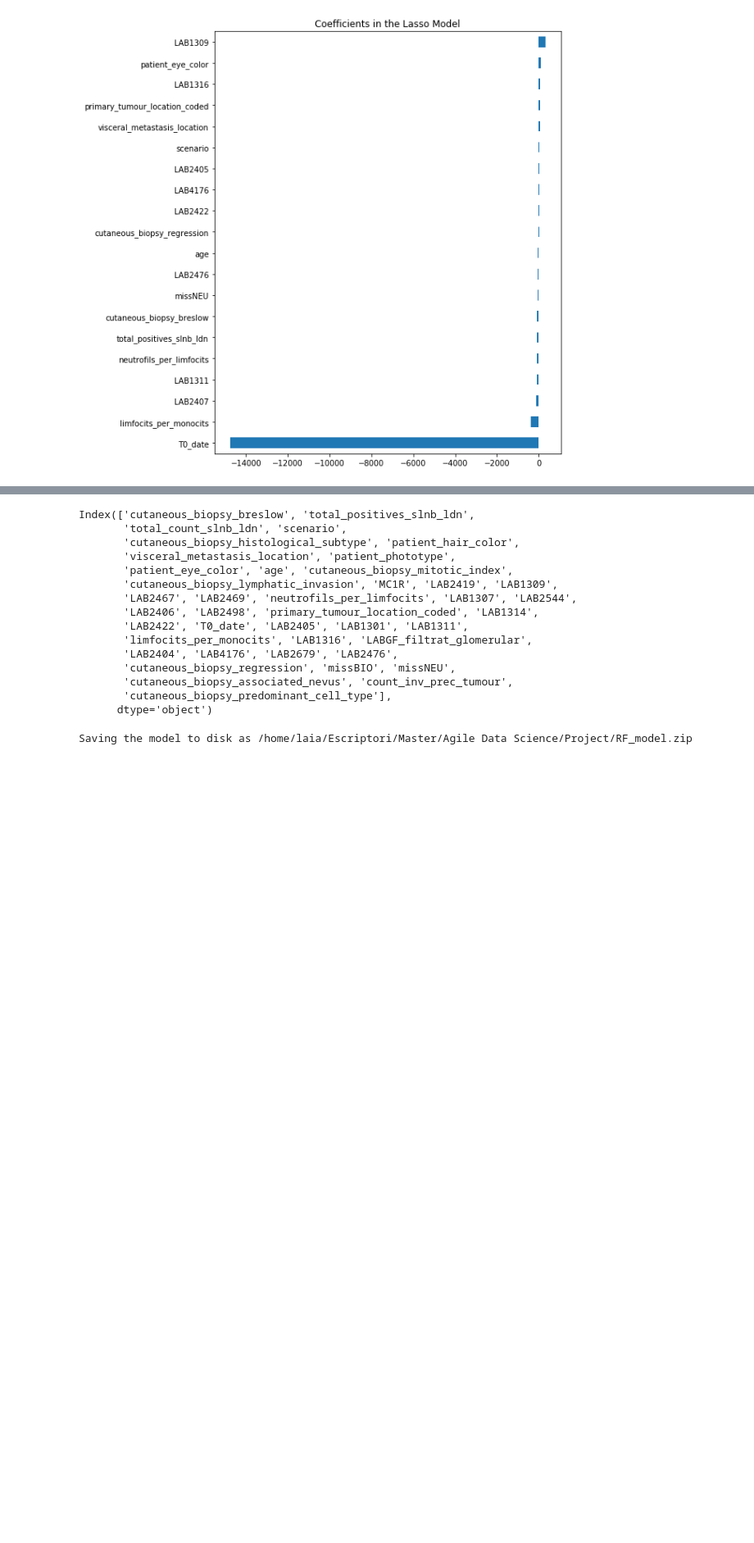
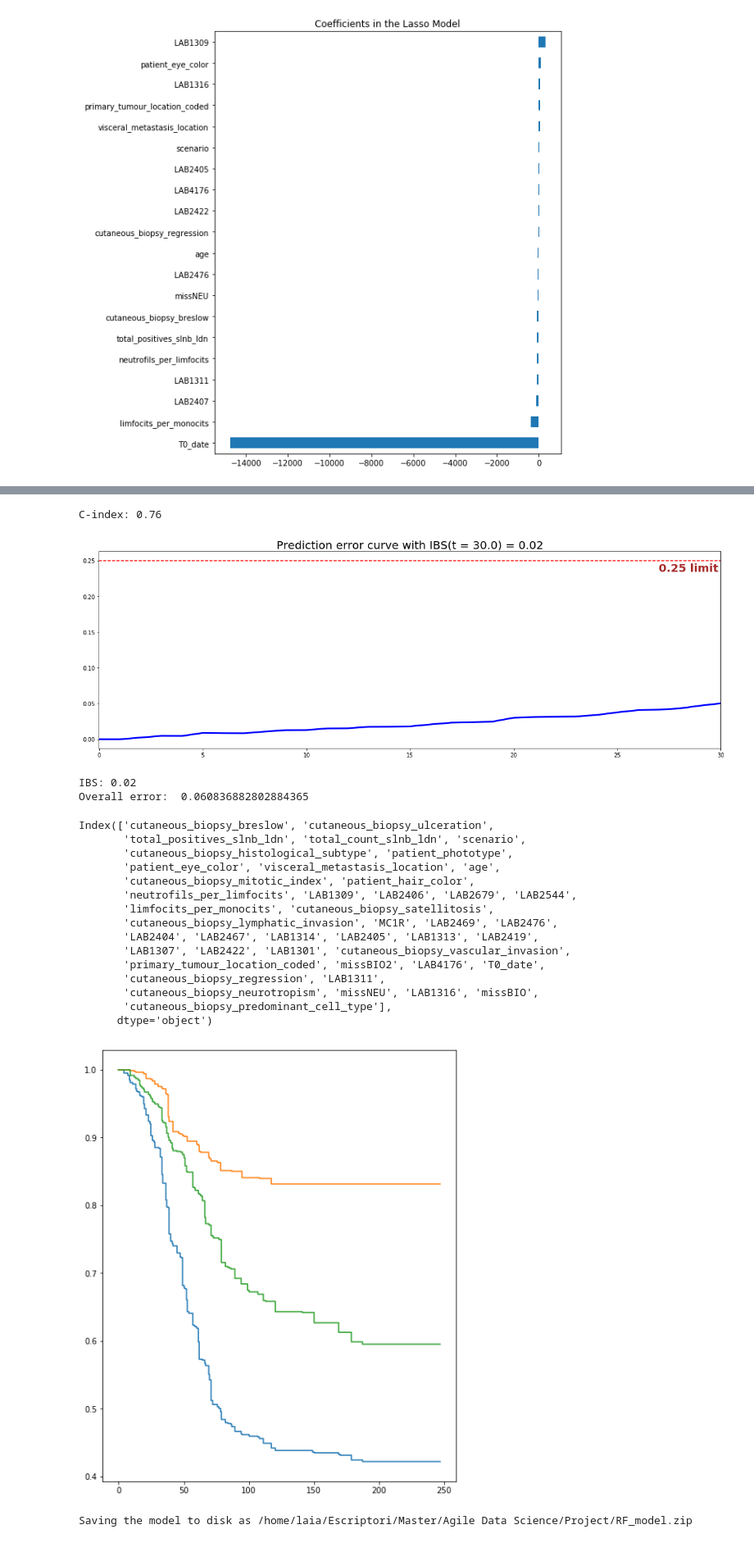
Before and after one commit to laiadc/ProjectAgileDataScience, a Jupyter notebook: Model-RF.ipynb, the cells around one changed output, grey strips where cells are left out. Shown: that part at 82% size. Cells and saved outputs as stored; diff of their text form; code cells hidden in the pictures; blank space fills up the shorter version.

Commit message:
Added RF model final codes

```diff
--- a/Model-RF.ipynb
+++ b/Model-RF.ipynb
@@ -79,12 +79,12 @@ dtype: float64
 # %%
 coefs.sort_values(ascending=False, inplace=True)
 # %%
-selected_columns = coefs[np.abs(coefs)>3].index
+selected_columns = coefs[np.abs(coefs)>0].index
 # %%
 X_train_selected = X_train[selected_columns]
 X_test_selected = X_test[selected_columns]
 # %%
-def fit_model(x_train, y_train,x_test,y_test):
+def fit_model(x_train, y_train,x_test,y_test, plot = True):
     # Building the model
     rsf = RandomSurvivalForestModel(num_trees=200)
     # Fit model
@@ -92,13 +92,14 @@ def fit_model(x_train, y_train,x_test,y_test):
             max_features="sqrt", max_depth=50, min_node_size=10, seed=42)
 
     #### - Cross Validation / Model Performances
- #   c_index = concordance_index(rsf,  x_test.values, y_test.months_survival.values,y_test.specific_death.values) #0.81
- #   print('C-index: {:.2f}'.format(c_index))
+    if plot:
+        c_index = concordance_index(rsf,  x_test.values, y_test.months_survival.values,y_test.specific_death.values) #0.81
+        print('C-index: {:.2f}'.format(c_index))
 
 
- #   ibs = integrated_brier_score(rsf, x_test.values, y_test.months_survival.values,y_test.specific_death.values
- #               , t_max=30,figure_size=(20, 6.5) )
- #   print('IBS: {:.2f}'.format(ibs))
+        ibs = integrated_brier_score(rsf, x_test.values, y_test.months_survival.values,y_test.specific_death.values
+                    , t_max=30,figure_size=(20, 6.5) )
+        print('IBS: {:.2f}'.format(ibs))
 
     return rsf
 # %%
@@ -166,18 +146,41 @@ importance
-# %%
-selected_columns
-# %% [output]
-Index(['cutaneous_biopsy_breslow', 'total_positives_slnb_ldn',
-       'total_count_slnb_ldn', 'scenario',
-       'cutaneous_biopsy_histological_subtype', 'patient_hair_color',
-       'visceral_metastasis_location', 'patient_phototype',
-       'patient_eye_color', 'age', 'cutaneous_biopsy_mitotic_index',
-       'cutaneous_biopsy_lymphatic_invasion', 'MC1R', 'LAB2419', 'LAB1309',
-       'LAB2467', 'LAB2469', 'neutrofils_per_limfocits', 'LAB1307', 'LAB2544',
-       'LAB2406', 'LAB2498', 'primary_tumour_location_coded', 'LAB1314',
-       'LAB2422', 'T0_date', 'LAB2405', 'LAB1301', 'LAB1311',
-       'limfocits_per_monocits', 'LAB1316', 'LABGF_filtrat_glomerular',
-       'LAB2404', 'LAB4176', 'LAB2679', 'LAB2476',
-       'cutaneous_biopsy_regression', 'missBIO', 'missNEU',
-       'cutaneous_biopsy_associated_nevus', 'count_inv_prec_tumour',
-       'cutaneous_biopsy_predominant_cell_type'],
-      dtype='object')
+# %%
+#We reselcet the columns with high importance and retrain the model to decrease the complexity of the model
+X_train_selected = X_train[selected_columns]
+X_test_selected = X_test[selected_columns]
+
+estimator = fit_model(X_train_selected, y_train, X_test_selected,y_test)
+
+predictions,times = get_probabilities(X_test_selected, estimator)
+
+# Plot survival curves for certain observations (here we take first 3 observations)
+for curve in predictions.values[0:3]:
+    plt.step(times, curve, where="post")
+
+weights = error_function.calc_weights(y_test)
+error = error_function.brier_score_loss_weighted(pred = predictions,actual = y_test, weights = weights)
+
+
+print("Overall error: ", error)
+
+selected_columns
+# %% [output]
+C-index: 0.76
+[figure, added]
+IBS: 0.02
+Overall error:  0.060836882802884365
+Index(['cutaneous_biopsy_breslow', 'cutaneous_biopsy_ulceration',
+       'total_positives_slnb_ldn', 'total_count_slnb_ldn', 'scenario',
+       'cutaneous_biopsy_histological_subtype', 'patient_phototype',
+       'patient_eye_color', 'visceral_metastasis_location', 'age',
+       'cutaneous_biopsy_mitotic_index', 'patient_hair_color',
+       'neutrofils_per_limfocits', 'LAB1309', 'LAB2406', 'LAB2679', 'LAB2544',
+       'limfocits_per_monocits', 'cutaneous_biopsy_satellitosis',
+       'cutaneous_biopsy_lymphatic_invasion', 'MC1R', 'LAB2469', 'LAB2476',
+       'LAB2404', 'LAB2467', 'LAB1314', 'LAB2405', 'LAB1313', 'LAB2419',
+       'LAB1307', 'LAB2422', 'LAB1301', 'cutaneous_biopsy_vascular_invasion',
+       'primary_tumour_location_coded', 'missBIO2', 'LAB4176', 'T0_date',
+       'cutaneous_biopsy_regression', 'LAB1311',
+       'cutaneous_biopsy_neurotropism', 'missNEU', 'LAB1316', 'missBIO',
+       'cutaneous_biopsy_predominant_cell_type'],
+      dtype='object')
+[figure, added]
```
Also changed, not shown: parts of 7 cells of this notebook, 1 other file.
